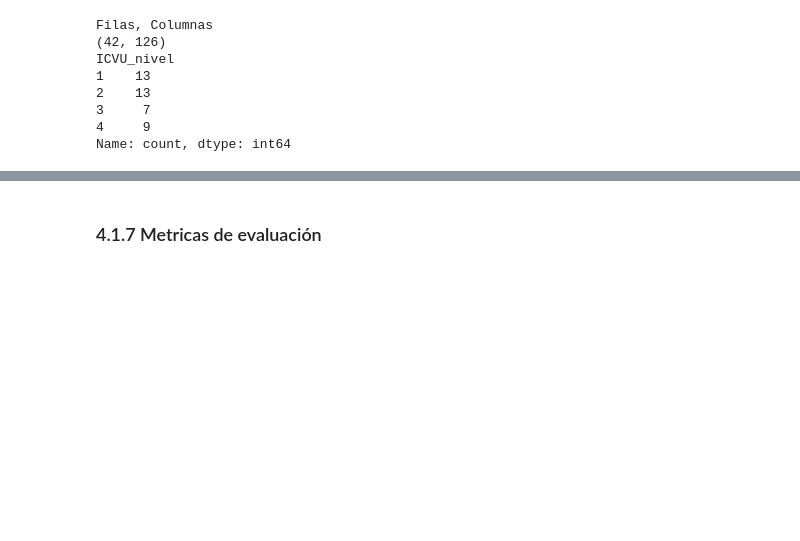
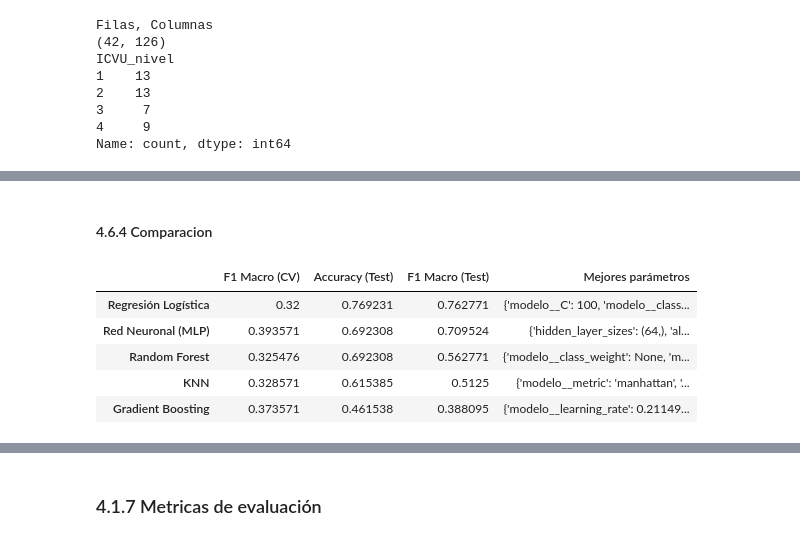
Before and after one commit to Allycathe/DS_Proyecto, a Jupyter notebook: proyecto.ipynb, the cells around one changed output, grey strips where cells are left out. Drawn from its saved outputs; the diff is of its cells as text; code cells hidden in the pictures; blank space fills up the shorter version.

Commit message:
Modelos optimizados con distintos metodos

```diff
--- a/proyecto.ipynb
+++ b/proyecto.ipynb
@@ -1360,0 +1383,12 @@ modelos = {
+# %%
+cv = StratifiedKFold( # CrossVal
+    n_splits=5,
+    shuffle=True,
+    random_state=42
+)
+
+SCORING = "f1_macro"
+
+# Diccionarios para almacenar resultados
+busquedas = {}
+resultados = {}
@@ -1360,0 +1627,43 @@ modelos = {
+# %% [markdown]
+#### 4.6.4 Comparacion
+# %%
+for nombre, busqueda in busquedas.items():
+
+    if isinstance(busqueda, dict):
+        mejor_modelo = busqueda["best_estimator_"]
+        mejores_params = busqueda["best_params_"]
+        mejor_score = busqueda["best_score_"]
+
+    else:
+        mejor_modelo = busqueda.best_estimator_
+        mejores_params = busqueda.best_params_
+        mejor_score = busqueda.best_score_
+
+    # Predicciones sobre el conjunto de prueba
+    y_pred = mejor_modelo.predict(X_test)
+
+    resultados[nombre] = {
+        "F1 Macro (CV)": mejor_score,
+        "Accuracy (Test)": accuracy_score(y_test, y_pred),
+        "F1 Macro (Test)": f1_score(
+            y_test, y_pred, average="macro"
+        ),
+        "Mejores parámetros": mejores_params
+    }
+
+# Crear tabla comparativa
+df_resultados = pd.DataFrame(resultados).T
+
+df_resultados = df_resultados.sort_values(
+    by="F1 Macro (Test)",
+    ascending=False
+)
+
+display(df_resultados)
+# %% [output]
+|  | F1 Macro (CV) | Accuracy (Test) | F1 Macro (Test) | Mejores parámetros |
+| Regresión Logística | 0.32 | 0.769231 | 0.762771 | {'modelo__C': 100, 'modelo__class... |
+| Red Neuronal (MLP) | 0.393571 | 0.692308 | 0.709524 | {'hidden_layer_sizes': (64,), 'al... |
+| Random Forest | 0.325476 | 0.692308 | 0.562771 | {'modelo__class_weight': None, 'm... |
+| KNN | 0.328571 | 0.615385 | 0.5125 | {'modelo__metric': 'manhattan', '... |
+| Gradient Boosting | 0.373571 | 0.461538 | 0.388095 | {'modelo__learning_rate': 0.21149... |
```
Also changed, not shown: parts of 28 cells of this notebook, 1 other file.
